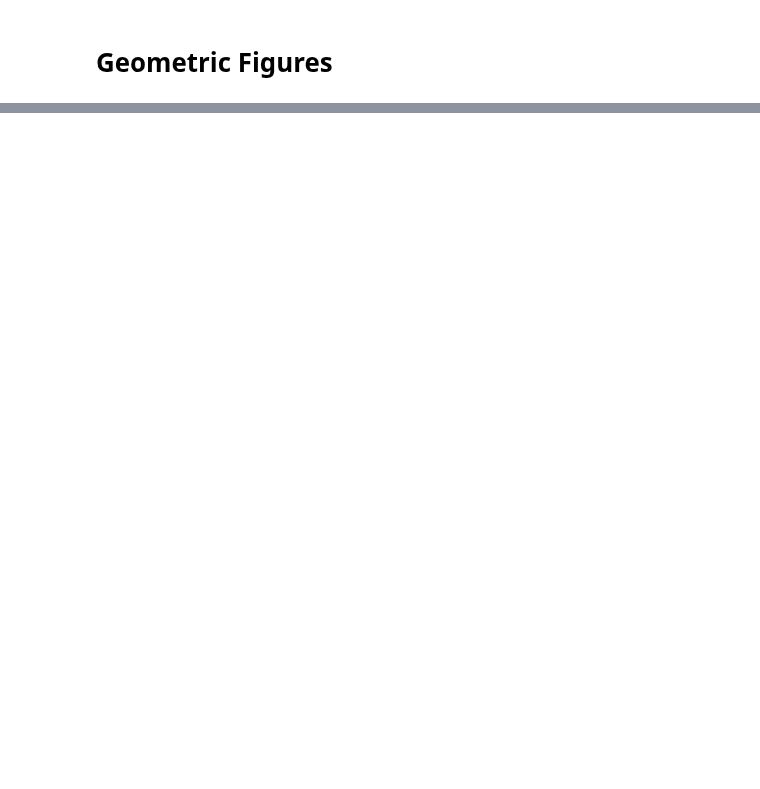
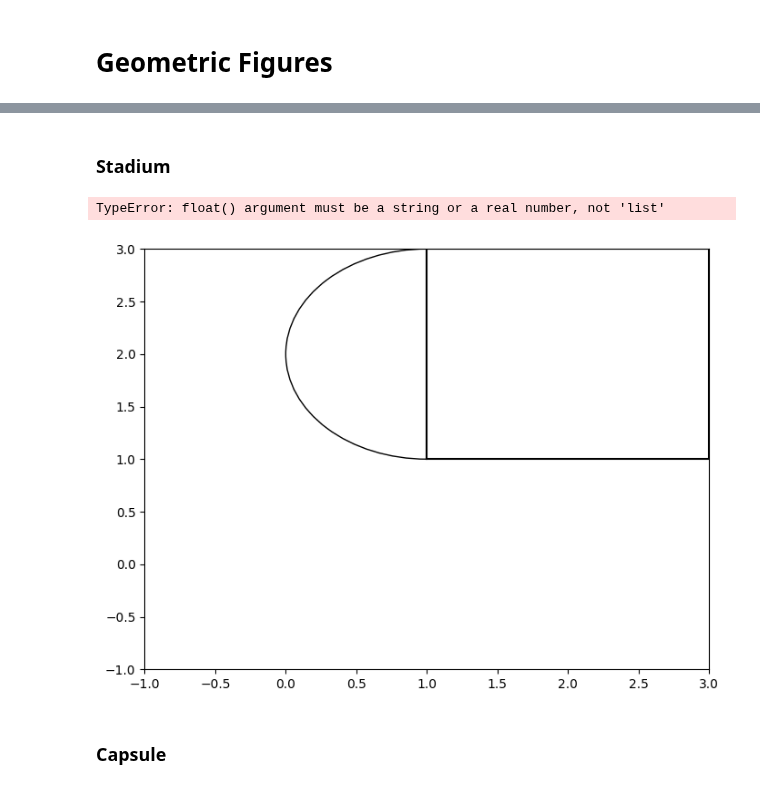
Before and after one commit to Cr3sp1/Rain, a Jupyter notebook: Visualization/GeoFigs.ipynb, the cells around one changed output, grey strips where cells are left out. Cells and saved outputs as stored; diff of their text form; code cells hidden in the pictures; blank space fills up the shorter version.

```diff
--- a/Visualization/GeoFigs.ipynb
+++ b/Visualization/GeoFigs.ipynb
@@ -142,0 +171,38 @@ ax.axis('off')
+# %% [markdown]
+### Stadium
+# %%
+# Create a new plot for the 2D rectangle
+fig2 = plt.figure(figsize=(8, 6))  # Adjust the size as needed
+ax2 = fig2.add_subplot(111)
+
+# Define the coordinates of the rectangle
+x_rect = [1, 1, 3, 3, 1]  # X coordinates of the rectangle vertices
+y_rect = [1, 3, 3, 1, 1]  # Y coordinates of the rectangle vertices
+
+# Plot the rectangle
+ax2.plot(x_rect, y_rect, color='black')
+
+# Add semicircles on the right and left sides of the rectangle
+arc1 = Arc((1, 2), 2, 2, angle=0, theta1=90, theta2=270, color='black')
+arc2 = Arc((3, 2), 2, 2, angle=180, theta1=90, theta2=270, color='black')
+ax2.add_patch(arc1)
+ax2.add_patch(arc2)
+
+# Set intervals for each axis
+ax2.set_xlim(-1, 3)  # Set interval for the x-axis
+ax2.set_ylim(-1, 3)  # Set interval for the y-axis
+
+
+# Set equal aspect ratio
+ax2.set_box_aspect([4, 3, 1])
+
+# Hide the axes
+ax2.axis('off')
+
+#  Save the figure to a file
+plt.savefig('../Graphs/ProjVol2.png', dpi=300, bbox_inches='tight')
+# %% [output]
+TypeError: float() argument must be a string or a real number, not 'list'
+[figure, added]
+# %% [markdown]
+### Capsule
```
Also changed, not shown: parts of 6 cells of this notebook, 1 other file.
